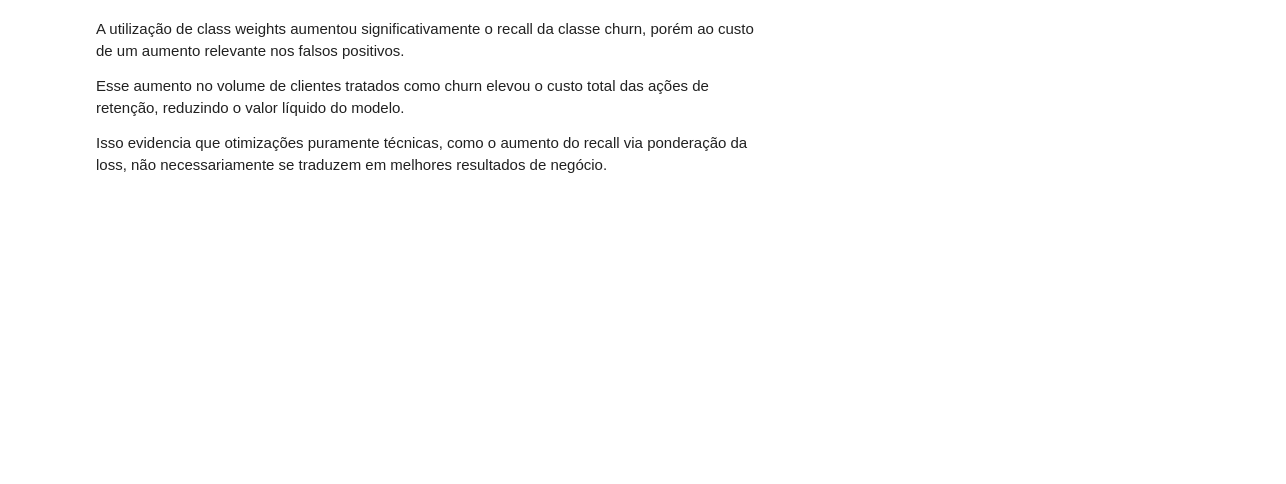
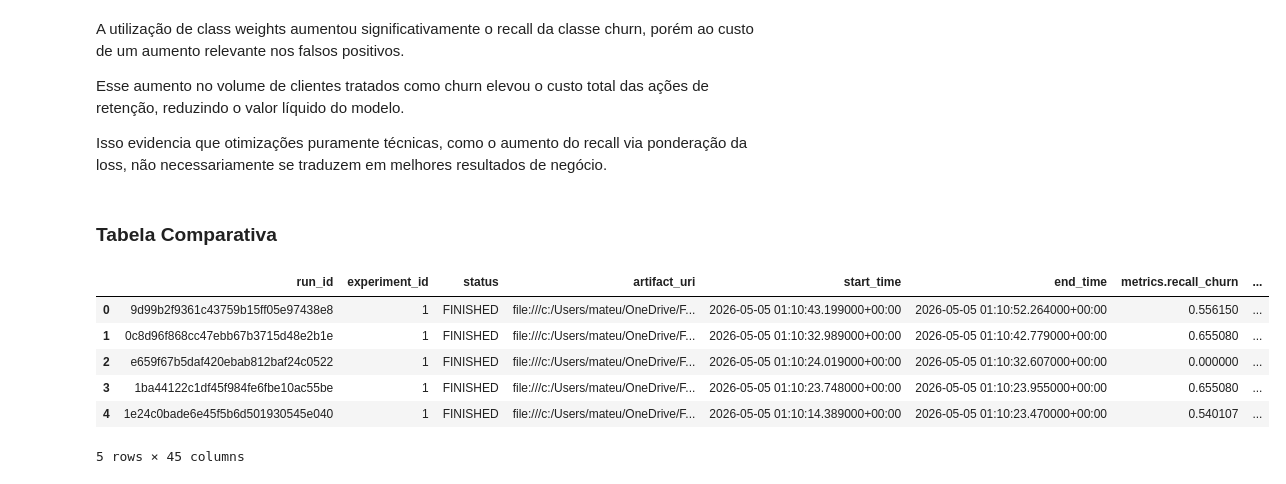
Before and after one commit to Matsal-coder/tech-challenge-ml, a Jupyter notebook: notebooks/02_modeling_neural_network.ipynb, the cells around one changed output. Cells and saved outputs as stored; diff of their text form; code cells hidden in the pictures; blank space fills up the shorter version.

```diff
--- a/notebooks/02_modeling_neural_network.ipynb
+++ b/notebooks/02_modeling_neural_network.ipynb
@@ -700,3 +697,40 @@ A utilização de class weights aumentou significativamente o recall da classe c
 Esse aumento no volume de clientes tratados como churn elevou o custo total das ações de retenção, reduzindo o valor líquido do modelo.
 
 Isso evidencia que otimizações puramente técnicas, como o aumento do recall via ponderação da loss, não necessariamente se traduzem em melhores resultados de negócio.
+# %% [markdown]
+### Tabela Comparativa
+# %%
+# Puxando os dados do Mlflow para comparação
+experiment_names = [
+    "churn_baseline",
+    "churn_neural_networks",
+]
+
+all_runs = []
+
+for name in experiment_names:
+    experiment = mlflow.get_experiment_by_name(name)
+
+    if experiment is None:
+        print(f"Experimento não encontrado: {name}")
+        continue
+
+    runs = mlflow.search_runs(
+        experiment_ids=[experiment.experiment_id],
+        output_format="pandas"
+    )
+
+    runs["experiment_name"] = name
+    all_runs.append(runs)
+
+df_runs = pd.concat(all_runs, ignore_index=True)
+
+df_runs.head()
+# %% [output]
+|  | run_id | experiment_id | status | artifact_uri | start_time | end_time | metrics.recall_churn | ... |
+| 0 | 9d99b2f9361c43759b15ff05e97438e8 | 1 | FINISHED | file:///c:/Users/mateu/OneDrive/F... | 2026-05-05 01:10:43.199000+00:00 | 2026-05-05 01:10:52.264000+00:00 | 0.556150 | ... |
+| 1 | 0c8d96f868cc47ebb67b3715d48e2b1e | 1 | FINISHED | file:///c:/Users/mateu/OneDrive/F... | 2026-05-05 01:10:32.989000+00:00 | 2026-05-05 01:10:42.779000+00:00 | 0.655080 | ... |
+| 2 | e659f67b5daf420ebab812baf24c0522 | 1 | FINISHED | file:///c:/Users/mateu/OneDrive/F... | 2026-05-05 01:10:24.019000+00:00 | 2026-05-05 01:10:32.607000+00:00 | 0.000000 | ... |
+| 3 | 1ba44122c1df45f984fe6fbe10ac55be | 1 | FINISHED | file:///c:/Users/mateu/OneDrive/F... | 2026-05-05 01:10:23.748000+00:00 | 2026-05-05 01:10:23.955000+00:00 | 0.655080 | ... |
+| 4 | 1e24c0bade6e45f5b6d501930545e040 | 1 | FINISHED | file:///c:/Users/mateu/OneDrive/F... | 2026-05-05 01:10:14.389000+00:00 | 2026-05-05 01:10:23.470000+00:00 | 0.540107 | ... |
+5 rows × 45 columns
```
Also changed, not shown: parts of 10 cells of this notebook, 1 other file.
